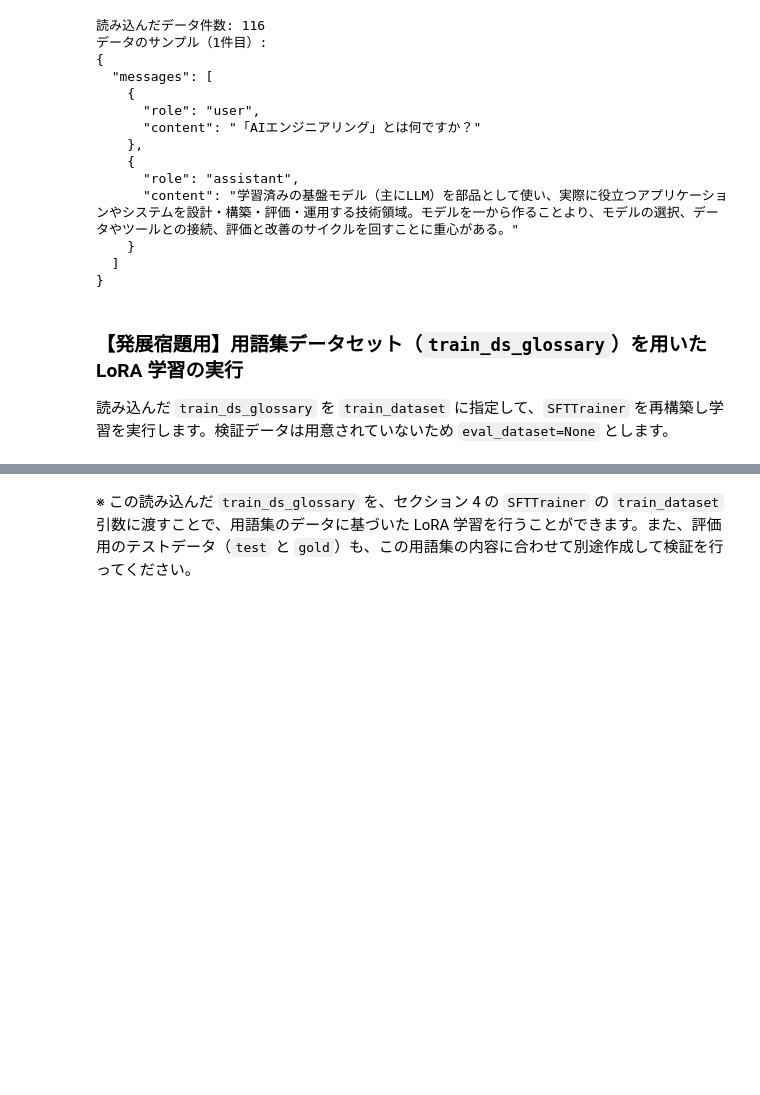
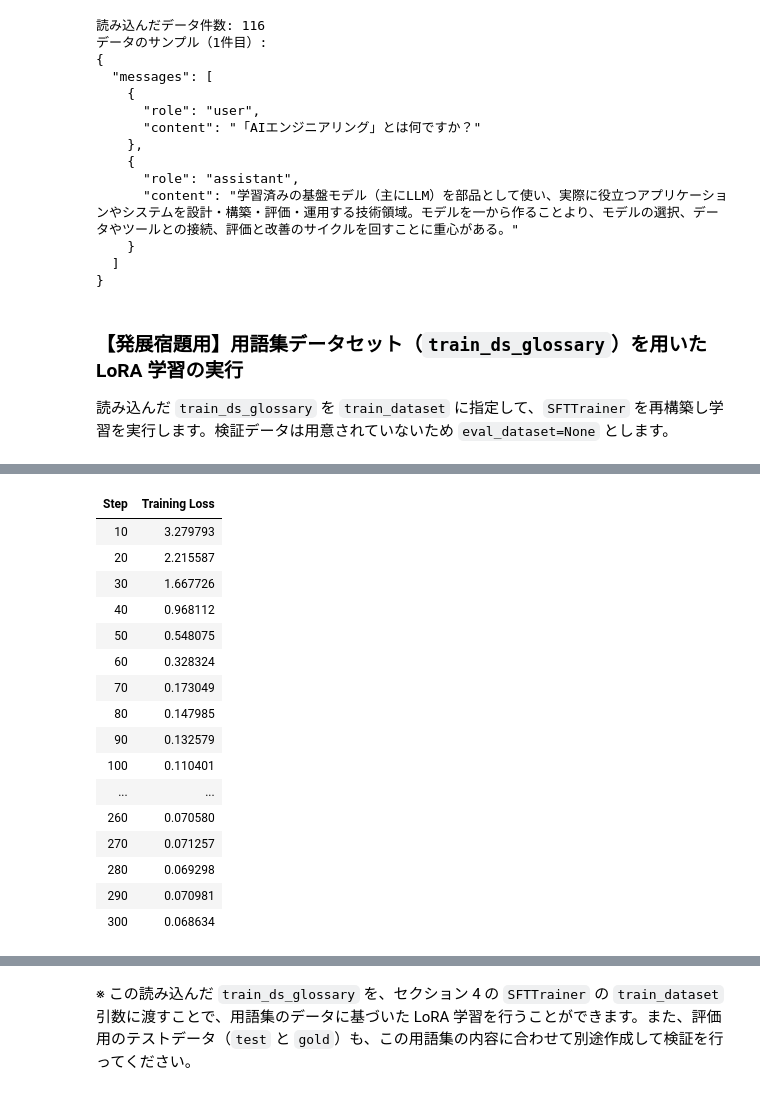
Before and after one commit to SotaMatsuzawa/lecture-ai-engineering-2026, a Jupyter notebook: lora_format_tuning_ipynb_のコピー.ipynb, the cells around one changed output, grey strips where cells are left out. Saved outputs shown, nothing was run; the diff lists cells and outputs as text; code cells hidden in the pictures; blank space fills up the shorter version.

```diff
--- a/lora_format_tuning_ipynb_のコピー.ipynb
+++ b/lora_format_tuning_ipynb_のコピー.ipynb
@@ -503,0 +506,80 @@ print(json.dumps(train_ds_glossary[0], ensure_ascii=False, indent=2))
+# %%
+import torch
+import gc
+from transformers import AutoModelForCausalLM
+from peft import LoraConfig
+from trl import SFTTrainer, SFTConfig
+import time
+
+# 1. GPUメモリの解放とクリーンアップ
+if "trainer_glossary" in locals(): del trainer_glossary
+if "tuned_glossary" in locals(): del tuned_glossary
+if "model" in locals(): del model
+gc.collect()
+torch.cuda.empty_cache()
+
+# 2. 綺麗な基盤モデルを再ロード（FAQアダプターを含まない状態にする）
+print("基盤モデルをクリアな状態で再ロードしています...")
+clean_model = AutoModelForCausalLM.from_pretrained(
+    CONFIG["base_model"],
+    revision=CONFIG["revision"],
+    dtype=torch.float32
+).to(DEVICE)
+clean_model.config.use_cache = False
+
+# 3. 用語集用のLoRA設定
+lora_glossary = LoraConfig(
+    r=CONFIG["lora_r"],
+    lora_alpha=CONFIG["lora_alpha"],
+    lora_dropout=0.05,
+    bias="none",
+    task_type="CAUSAL_LM",
+    target_modules=["q_proj", "k_proj", "v_proj", "o_proj", "gate_proj", "up_proj", "down_proj"]
+)
+
+# 4. SFTConfig の設定（出力フォルダを glossary 専用に分ける）
+sft_glossary = SFTConfig(
+    output_dir=str(WORK / "ckpt_glossary_clean"),
+    num_train_epochs=CONFIG["num_train_epochs"],
+    per_device_train_batch_size=4,
+    gradient_accumulation_steps=2,
+    learning_rate=CONFIG["lr"],
+    lr_scheduler_type="cosine",
+    warmup_steps=CONFIG["warmup_steps"],
+    logging_steps=10,
+    save_steps=10,
+    save_total_limit=2,
+    fp16=USE_AMP,
+    max_length=CONFIG["max_seq_len"],
+    packing=False,
+    report_to="none",
+    seed=CONFIG["seed"]
+)
+
+# 5. SFTTrainer の初期化と学習の開始
+trainer_glossary = SFTTrainer(
+    model=clean_model,
+    args=sft_glossary,
+    train_dataset=train_ds_glossary,
+    eval_dataset=None,
+    peft_config=lora_glossary,
+    processing_class=tok
+)
+
+print("\n--- 可学習パラメータの割合 ---")
+trainer_glossary.model.print_trainable_parameters()
+
+print("\n綺麗な基盤モデルでの学習を開始します...")
+t0 = time.time()
+trainer_glossary.train()
+print(f"学習完了時間: {time.time()-t0:.0f} 秒 | ステップ数: {trainer_glossary.state.global_step} | エポック: {trainer_glossary.state.epoch:.1f}")
+
+# 新しいアダプターの保存
+GLOSSARY_ADAPTER_DIR = WORK / "adapter_glossary_clean"
+trainer_glossary.model.save_pretrained(GLOSSARY_ADAPTER_DIR)
+print(f"アダプターを保存しました: {GLOSSARY_ADAPTER_DIR}")
+
+tuned_glossary = trainer_glossary.model
+tuned_glossary.config.use_cache = True
+_ = tuned_glossary.eval()
+# %% [output]
@@ -503,0 +593,17 @@ print(json.dumps(train_ds_glossary[0], ensure_ascii=False, indent=2))
+| Step | Training Loss |
+| 10 | 3.279793 |
+| 20 | 2.215587 |
+| 30 | 1.667726 |
+| 40 | 0.968112 |
+| 50 | 0.548075 |
+| 60 | 0.328324 |
+| 70 | 0.173049 |
+| 80 | 0.147985 |
+| 90 | 0.132579 |
+| 100 | 0.110401 |
+| ... | ... |
+| 260 | 0.070580 |
+| 270 | 0.071257 |
+| 280 | 0.069298 |
+| 290 | 0.070981 |
+| 300 | 0.068634 |
```
Also changed, not shown: parts of 16 cells of this notebook.
